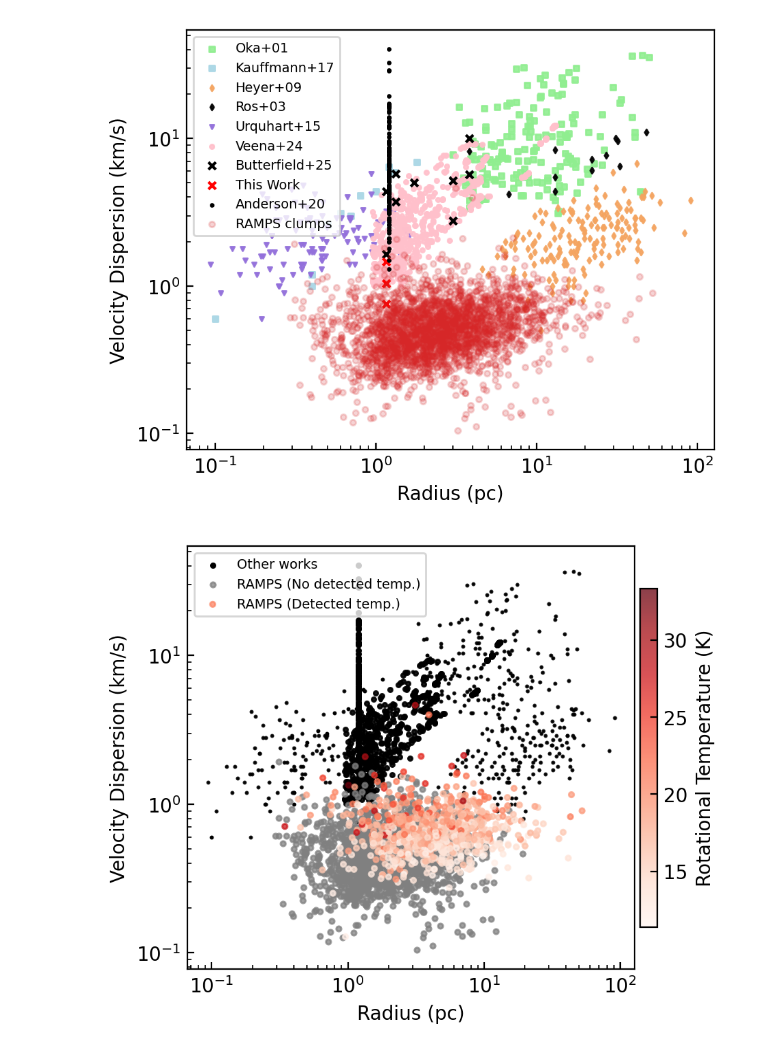
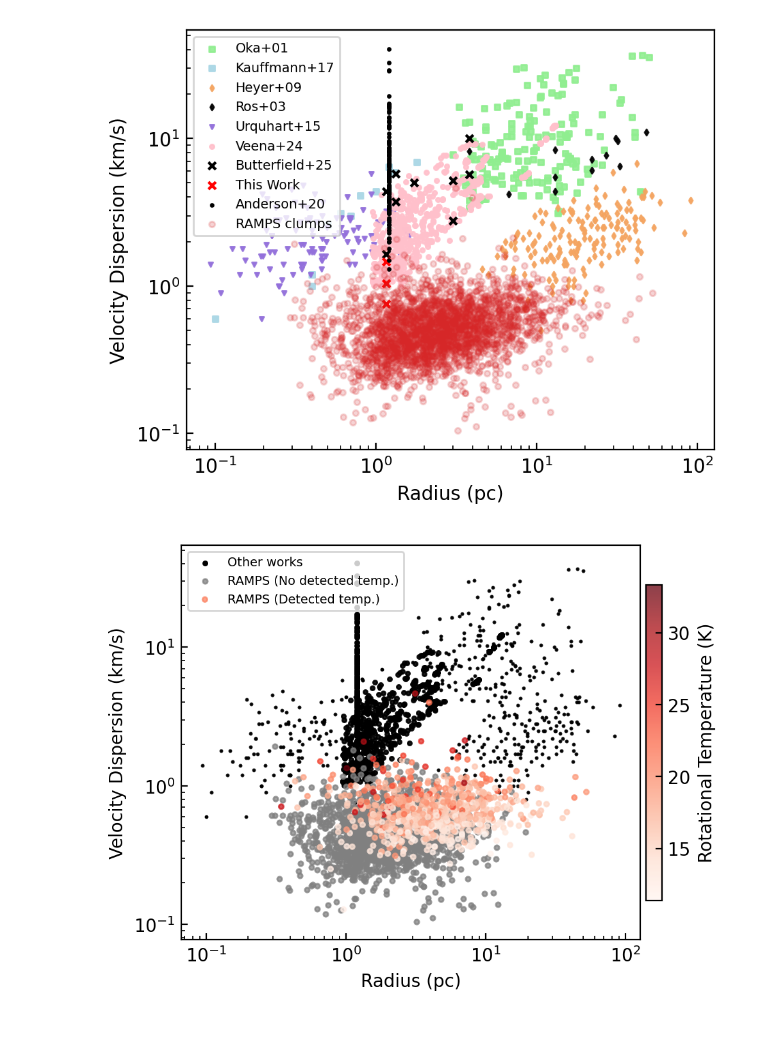
Before and after one commit to harrisonfwest/GBO-REU, a Jupyter notebook: Butterfield_plotting/linewidth_plot.ipynb, the cells around one changed output. Cells and saved outputs as stored; diff of their text form; code cells hidden in the pictures.

```diff
--- a/Butterfield_plotting/linewidth_plot.ipynb
+++ b/Butterfield_plotting/linewidth_plot.ipynb
@@ -496,10 +489,8 @@ plt.savefig("New-Comp-Larson5--West-Morgan.png",bbox_inches = 'tight', pad_inche
 # %%
 import pandas
 
-plt.figure(figsize=(w, h), dpi=d)
+plt.figure(figsize=(w+.5, h), dpi=d) # adding space for colorbar
 plt.loglog(r1,l1)
-plt.savefig("New-Comp-Larson1.png")
-
 
 plt.scatter(oka01_r, oka01_l, s=5, color='black', marker='.',alpha=0.9) #, set_sizes(12.0))
 plt.scatter(kauf_r,kauf_l, s=5, color='black', marker='.')
@@ -538,35 +529,35 @@ data = pandas.read_csv('RAMPS_clump_catalog_diss_data.txt', skiprows = 2, sep =
                                  'EvolState', # Stellar evolutionary state; Q(uiescent), P(rotostellar), H(II region), PDR (Photodissociation region), U(nknown)
                                  'FILLER1',
                                  'FILLER2',
                                  'FILLER3',
                                  'T_rot_err', # Error in T_rot
                                  'log10(N_tot,ba)_err', # Error in log10(N_tot,ba)
                                  'sigma_err', # Error in sigma
                                  'V_LSR_err', # Error in V_LSR
                                  'chi(NH3)_err',
                                  'd1_err', # Error in d1
                                  'FILLER4',
                                  'M_clump_err', # Error in M_clump
                                  'L_clump_err', # Error in L_clump
                                  'FILLER5'])\
              .drop(columns = ['FILLER1', 'FILLER2', 'FILLER3', 'FILLER4', 'FILLER5'])
 
 
 sigma_vals = data['sigma']
 length_vals = data['theta_maj'] * np.pi/(60*180) * data['d1'] * 1000
 
 
 plt.scatter(x = length_vals[data['T_rot'].isna()], y = sigma_vals[data['T_rot'].isna()], marker = 'o', c = 'gray', label = 'RAMPS (No detected temp.)', alpha = .75, s = 7)
 plt.scatter(x = length_vals[~data['T_rot'].isna()], y = sigma_vals[~data['T_rot'].isna()], marker = 'o', c = data['T_rot'][~data['T_rot'].isna()], cmap = 'Reds', label = 'RAMPS (Detected temp.)', alpha = .75, s = 7)
 plt.colorbar(label = 'Rotational Temperature (K)', pad = 0.01, shrink = 0.8, aspect = 20)
 
 plt.legend(fontsize='x-small')#, bbox_to_anchor=(1, 0.5))
 
 # plt.show()
 
-plt.savefig("New-Comp-Larson6--West-Morgan.png",bbox_inches = 'tight', pad_inches = 0.1)
+plt.savefig("/users/hfwest/GBO-REU/plots/New-Comp-Larson6--West-Morgan.png",bbox_inches = 'tight', pad_inches = 0.1)
 # %% [output]
-[figure, old version]
+[figure, new version]
 # %%
 import pandas
 
```
Also changed, not shown: parts of 6 cells of this notebook, 11 other files.
